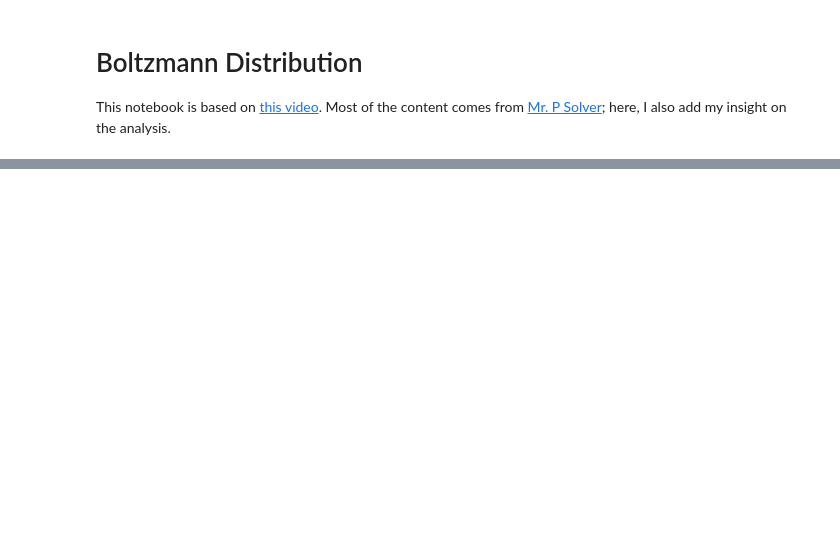
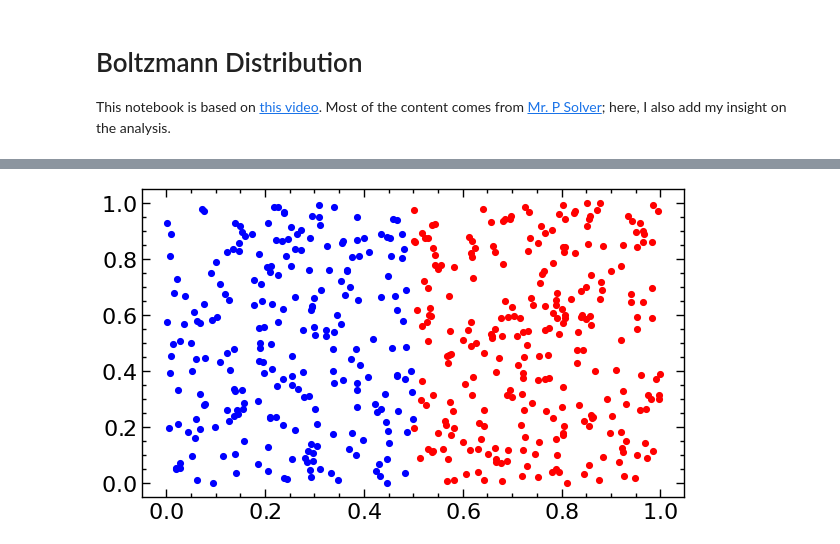
Before and after one commit to Chinnasf/Physics, a Jupyter notebook: GPU Code/Boltzmann Distribution | Non-GPU.ipynb, the cells around one changed output, grey strips where cells are left out. Saved outputs shown, nothing was run; the diff lists cells and outputs as text; code cells hidden in the pictures; blank space fills up the shorter version.

```diff
--- a/GPU Code/Boltzmann Distribution | Non-GPU.ipynb
+++ b/GPU Code/Boltzmann Distribution | Non-GPU.ipynb
@@ -12,0 +37,7 @@ ModuleNotFoundError: No module named 'matplotlib'
+# %%
+plt.figure(figsize=(7,4))
+plt.scatter(r[0][right_xbool], r[1][right_xbool], c="r", s=17)
+plt.scatter(r[0][left_xbool], r[1][left_xbool], c="b", s=17);
+# The idea is to have the blue particles colliding the red particles and vice versa at 500 m/s
+# %% [output]
+[figure, added]
```
Also changed, not shown: parts of 11 cells of this notebook.
